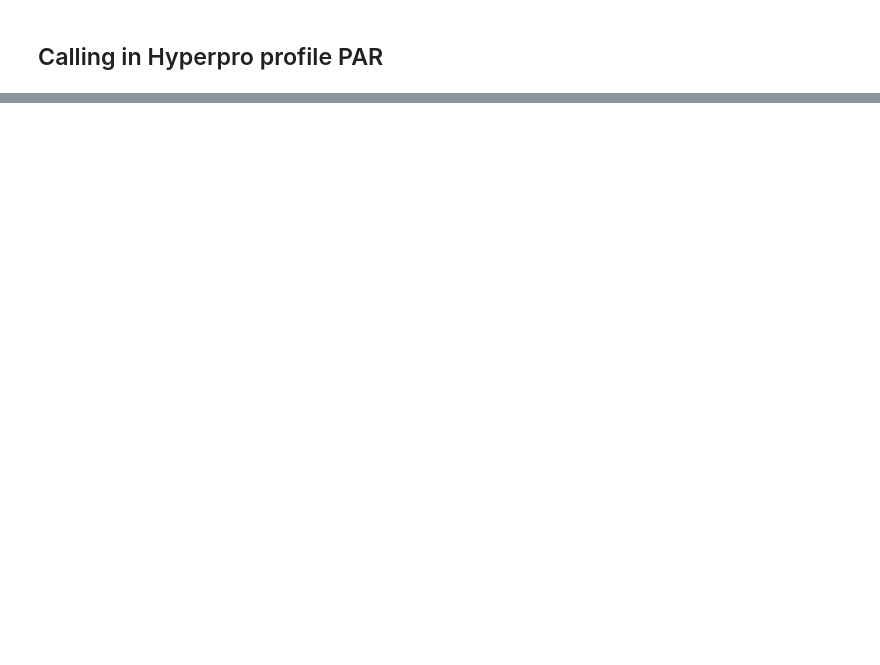
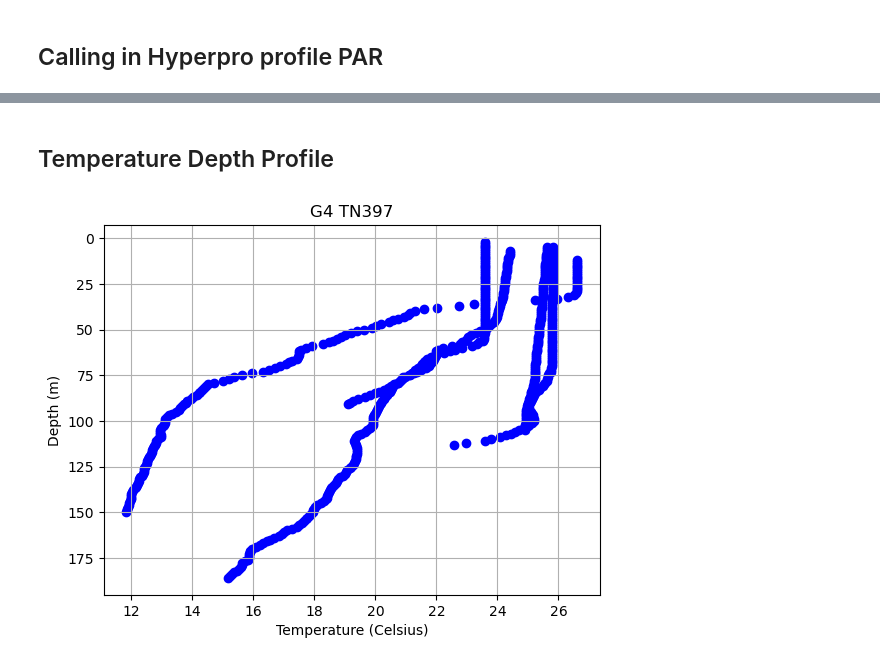
Before and after one commit to kpc02/SACNAS-2023-project, a Jupyter notebook: hyperpro_plots.ipynb, the cells around one changed output, grey strips where cells are left out. Saved outputs shown, nothing was run; the diff lists cells and outputs as text; code cells hidden in the pictures; blank space fills up the shorter version.

```diff
--- a/hyperpro_plots.ipynb
+++ b/hyperpro_plots.ipynb
@@ -45,0 +92,16 @@ plt.gca().invert_yaxis()
+# %% [markdown]
+## Temperature Depth Profile
+# %%
+x = df1['temp']
+y1 = df1['depth']
+
+plt.scatter(x, y1, c = 'blue', label = 'temp')
+
+plt.xlabel("Temperature (Celsius)")
+plt.ylabel("Depth (m)")
+plt.title("G4 TN397")
+#plt.legend()
+plt.grid()
+plt.gca().invert_yaxis()
+# %% [output]
+[figure, added]
```
Also changed, not shown: parts of 10 cells of this notebook, 2 other files.
